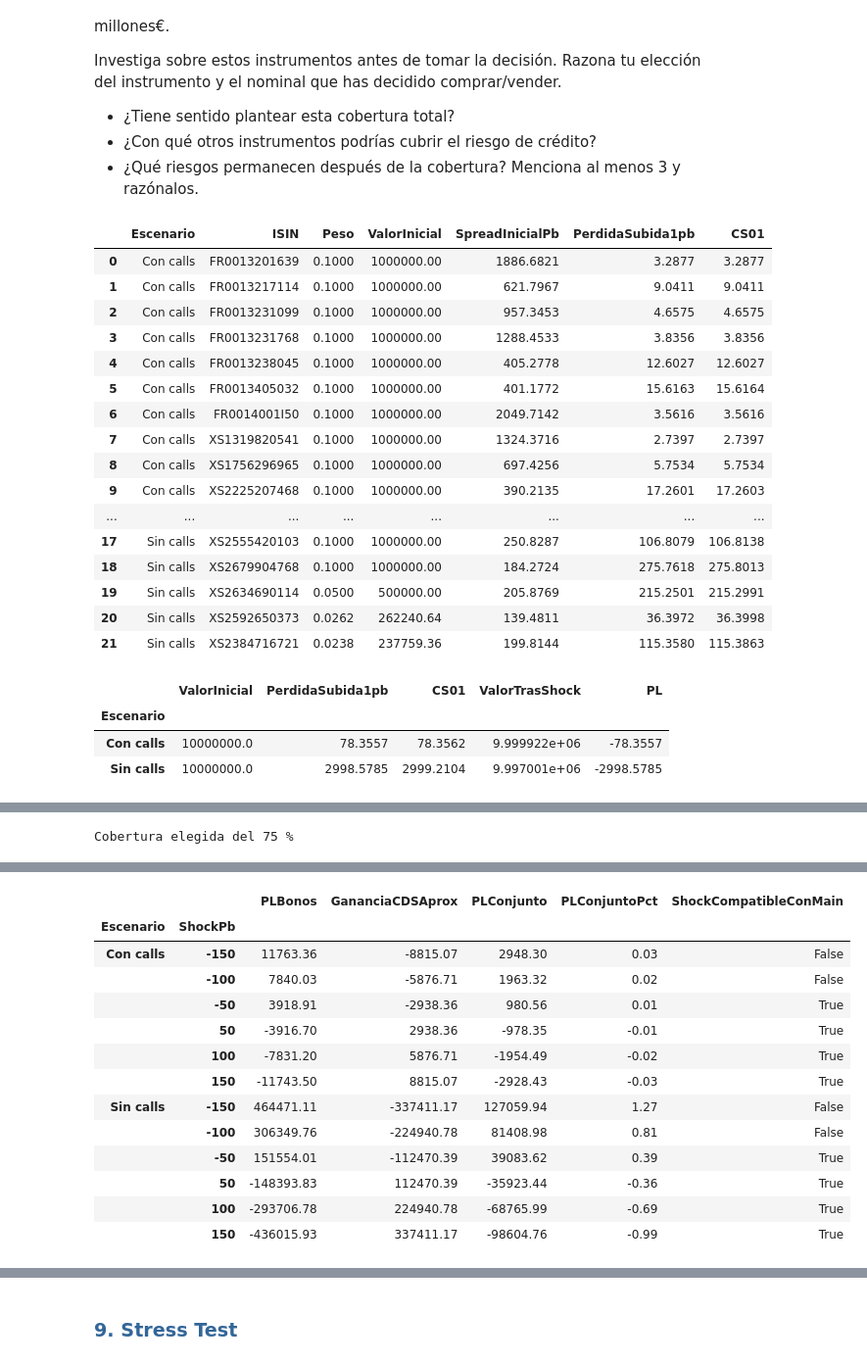
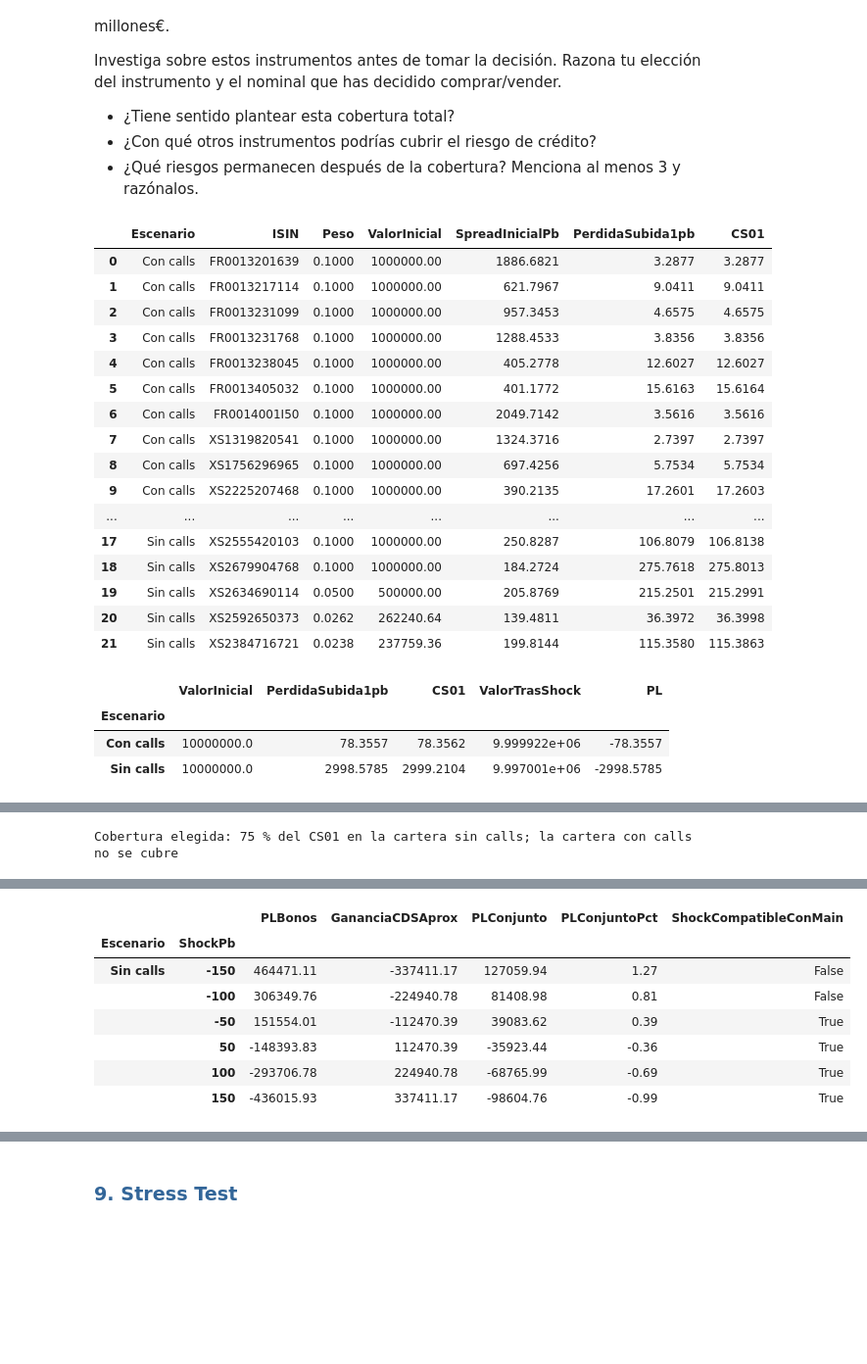
Before and after one commit to alejandroperezpujante/taller-rf-miax15, a Jupyter notebook: src/analisis_cartera.ipynb, the cells around one changed output, grey strips where cells are left out. Shown at 98% size. Drawn from its saved outputs; the diff is of its cells as text; code cells hidden in the pictures; blank space fills up the shorter version.

```diff
--- a/src/analisis_cartera.ipynb
+++ b/src/analisis_cartera.ipynb
@@ -1558,8 +1658,11 @@ with pd.option_context("display.max_rows", None, "display.max_columns", None):
        "PerdidaProteccion", "PLConjunto", "PLConjuntoPct"]].round(2))
 
 
-# Decisión de cobertura: comprar protección Main por el 75 % del CS01 inicial.
+# Decisión de cobertura: comprar protección Main por el 75 % del CS01 de la cartera sin calls.
+# La cartera con calls no se cubre: con 78 €/pb el nominal sería de unos 130.000 €,
+# muy por debajo de los tamaños con los que se negocia un índice de CDS.
 porcentaje_cobertura = 0.75
+porcentajes_credito = pd.Series({"Con calls": 0.0, "Sin calls": porcentaje_cobertura})
 ticker_credito = "ITRX EUR CDSI GEN 5Y Corp"
 spread_main = float(historicos_varios.loc[fecha_analisis, ticker_credito])
 if not 0 < spread_main < float("inf"):
@@ -1567,10 +1670,10 @@ if not 0 < spread_main < float("inf"):
 
 cobertura_credito = perdida_spread_cartera[["ValorInicial", "CS01"]].copy()
 cobertura_credito["Instrumento"] = "ITRAXX Main 5Y"
-cobertura_credito["Operacion"] = "Comprar protección"
-cobertura_credito["CoberturaPct"] = 100 * porcentaje_cobertura
+cobertura_credito["Operacion"] = porcentajes_credito.gt(0).map({True: "Comprar protección", False: "No se cubre"})
+cobertura_credito["CoberturaPct"] = 100 * porcentajes_credito
 cobertura_credito["SpreadIndicePb"] = spread_main
-cobertura_credito["CS01Cubierto"] = porcentaje_cobertura * cobertura_credito["CS01"]
+cobertura_credito["CS01Cubierto"] = porcentajes_credito * cobertura_credito["CS01"]
 cobertura_credito["CS01Residual"] = cobertura_credito["CS01"] - cobertura_credito["CS01Cubierto"]
 cobertura_credito["NominalProteccion"] = cobertura_credito["CS01Cubierto"] / 4_500 * 10_000_000
 # Equivalente económico anual orientativo, antes de conocer cupón contractual y upfront.
@@ -1579,12 +1682,13 @@ cobertura_credito["CosteAnualEquivalente"] = (
 )
 resultado_credito_75 = comparacion_cobertura_credito.loc[
     comparacion_cobertura_credito["CoberturaPct"].eq(100 * porcentaje_cobertura)
+    & comparacion_cobertura_credito["Escenario"].eq("Sin calls")
 ].copy()
 resultado_credito_75["SpreadMainTrasShockPb"] = spread_main + resultado_credito_75["ShockPb"]
 resultado_credito_75["ShockCompatibleConMain"] = resultado_credito_75["SpreadMainTrasShockPb"].ge(0)
 cobertura_credito.to_csv(salida_apartado_8 / "cobertura_credito.csv")
 resultado_credito_75.to_csv(salida_apartado_8 / "escenarios_credito_75.csv", index=False)
-print("Cobertura elegida del 75 %")
+print("Cobertura elegida: 75 % del CS01 en la cartera sin calls; la cartera con calls no se cubre")
 display(cobertura_credito.round(2))
 display(resultado_credito_75.set_index(["Escenario", "ShockPb"])[
     ["PLBonos", "GananciaCDSAprox", "PLConjunto", "PLConjuntoPct", "ShockCompatibleConMain"]
@@ -1629,6 +1733,6 @@ display(resultado_credito_75.set_index(["Escenario", "ShockPb"])[
 |  |  | 50.0 | 3332456.00 | -436015.93 | 224940.78 | 0.00 | -211075.15 | ... |
 |  |  | 75.0 | 4998684.01 | -436015.93 | 337411.17 | 0.00 | -98604.76 | ... |
 |  |  | 100.0 | 6664912.01 | -436015.93 | 449881.56 | 0.00 | 13865.63 | ... |
-Cobertura elegida del 75 %
+Cobertura elegida: 75 % del CS01 en la cartera sin calls; la cartera con calls no se cubre
 |  | ValorInicial | CS01 | Instrumento | Operacion | CoberturaPct | SpreadIndicePb | CS01Cubierto | ... |
 | Escenario |  |  |  |  |  |  |  | ... |
@@ -1636,12 +1740,6 @@ Cobertura elegida del 75 %
 | Sin calls | 10000000.0 | 2999.21 | ITRAXX Main 5Y | Comprar protección | 75.0 | 65.73 | 2249.41 | ... |
 |  |  | PLBonos | GananciaCDSAprox | PLConjunto | PLConjuntoPct | ShockCompatibleConMain |
 | Escenario | ShockPb |  |  |  |  |  |
-| Con calls | -150 | 11763.36 | -8815.07 | 2948.30 | 0.03 | False |
-|  | -100 | 7840.03 | -5876.71 | 1963.32 | 0.02 | False |
-|  | -50 | 3918.91 | -2938.36 | 980.56 | 0.01 | True |
-|  | 50 | -3916.70 | 2938.36 | -978.35 | -0.01 | True |
-|  | 100 | -7831.20 | 5876.71 | -1954.49 | -0.02 | True |
-|  | 150 | -11743.50 | 8815.07 | -2928.43 | -0.03 | True |
 | Sin calls | -150 | 464471.11 | -337411.17 | 127059.94 | 1.27 | False |
 |  | -100 | 306349.76 | -224940.78 | 81408.98 | 0.81 | False |
 |  | -50 | 151554.01 | -112470.39 | 39083.62 | 0.39 | True |
```
Also changed, not shown: parts of 9 cells of this notebook, 6 other files.
